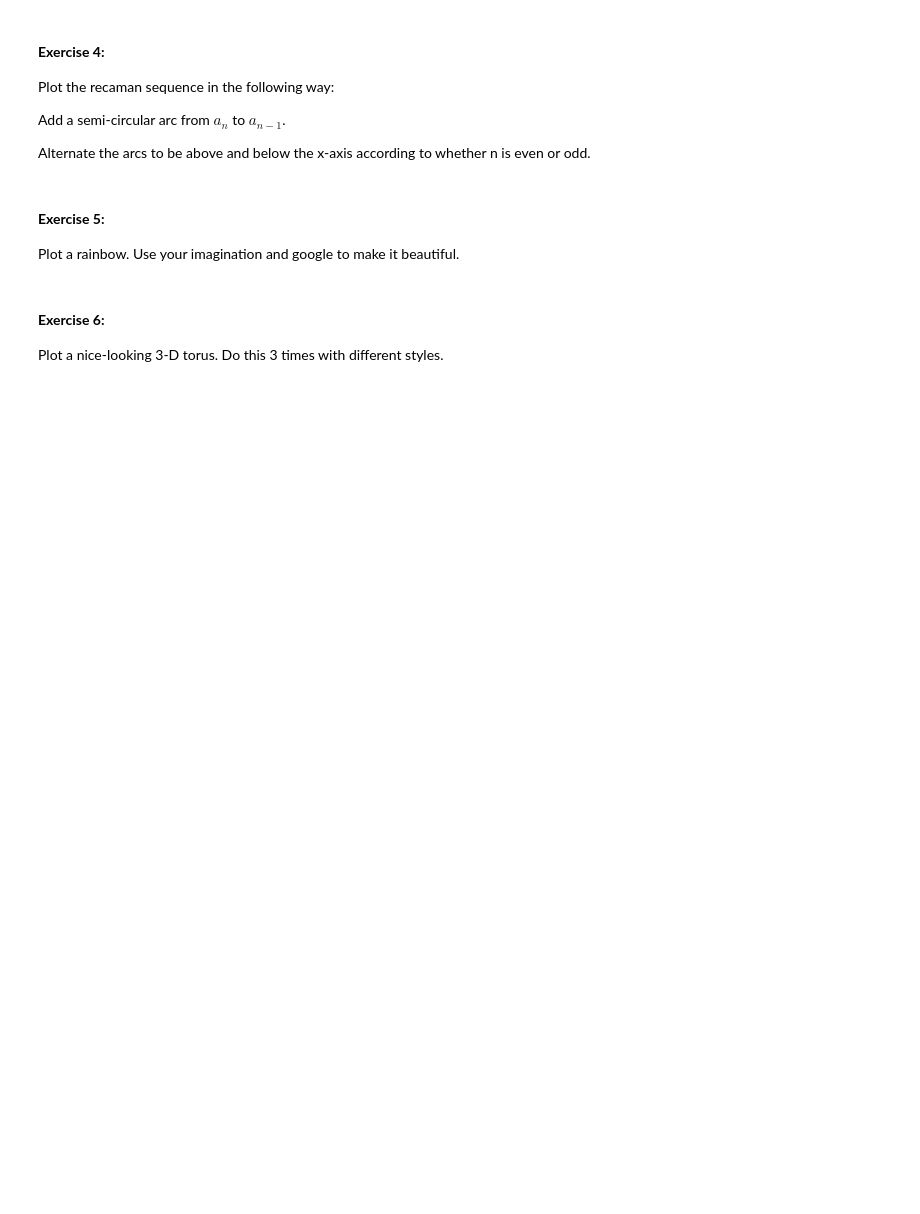
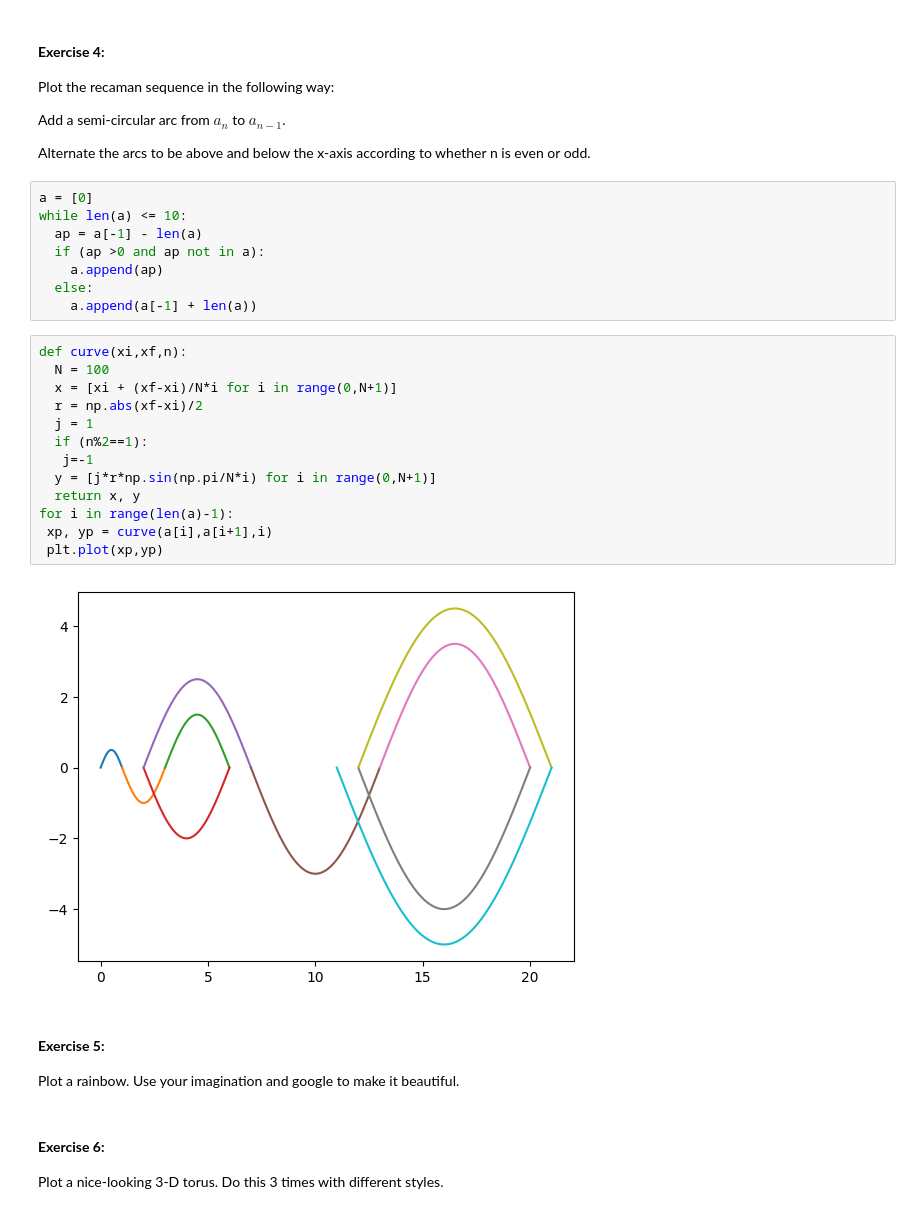
Before and after one commit to VCDPhuong/ScientificPython_diploma25, a Jupyter notebook: Exercises2-3-4.ipynb, the cells around one changed output. Drawn from its saved outputs; the diff is of its cells as text; blank space fills up the shorter version.

```diff
--- a/Exercises2-3-4.ipynb
+++ b/Exercises2-3-4.ipynb
@@ -82,6 +103,29 @@ Add a semi-circular arc from $a_{n}$ to $a_{n-1}$.
 
 Alternate the arcs to be above and below the x-axis according to whether
     n is even or odd.
+# %%
+a = [0]
+while len(a) <= 10:
+  ap = a[-1] - len(a)
+  if (ap >0 and ap not in a):
+    a.append(ap)
+  else:
+    a.append(a[-1] + len(a))
+# %%
+def curve(xi,xf,n):
+  N = 100
+  x = [xi + (xf-xi)/N*i for i in range(0,N+1)]
+  r = np.abs(xf-xi)/2
+  j = 1
+  if (n%2==1):
+   j=-1
+  y = [j*r*np.sin(np.pi/N*i) for i in range(0,N+1)]
+  return x, y
+for i in range(len(a)-1):
+ xp, yp = curve(a[i],a[i+1],i)
+ plt.plot(xp,yp)
+# %% [output]
+[figure, added]
 # %% [markdown]
 #### **Exercise 5:**
 
```
Also changed, not shown: parts of 5 cells of this notebook.
